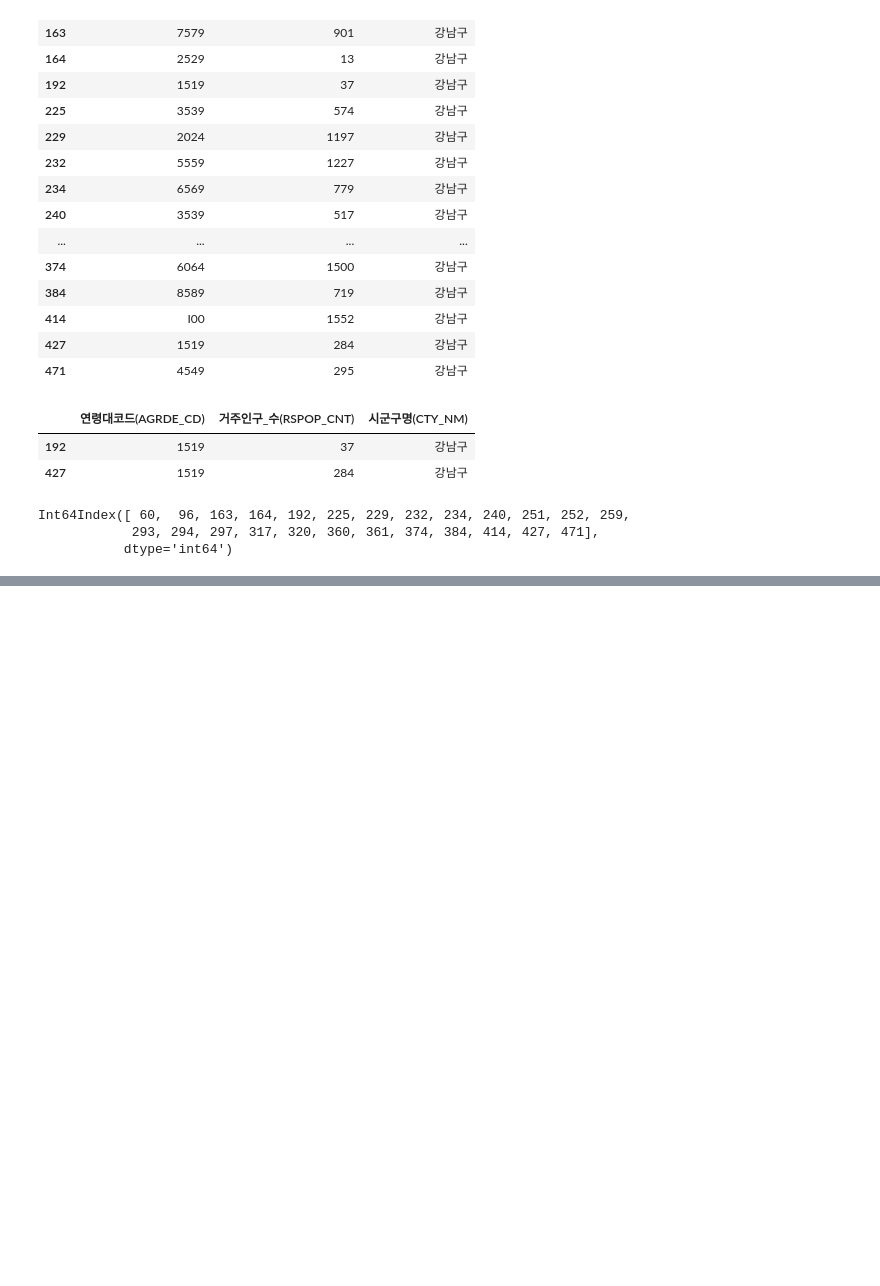
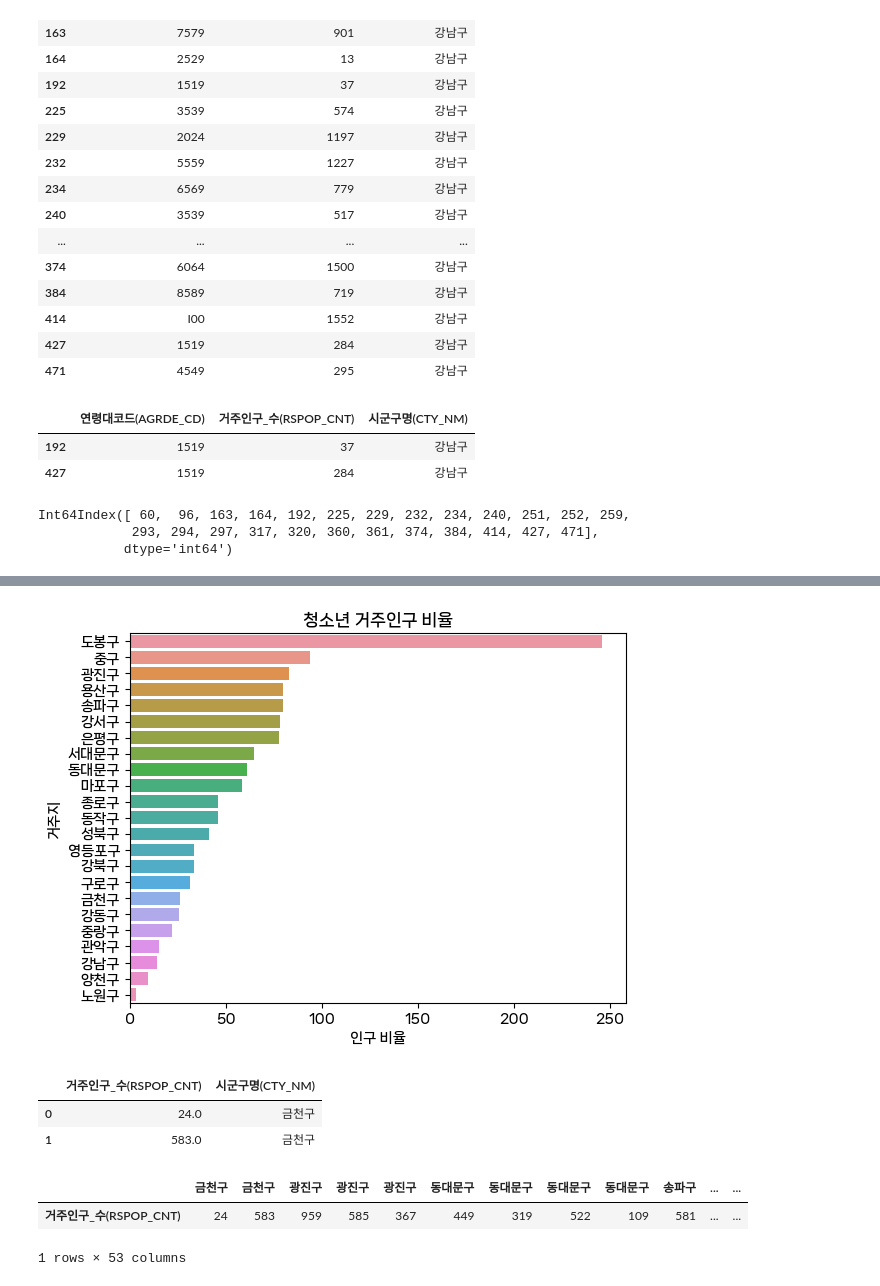
Before and after one commit to yerimkang/pythonbasic, a Jupyter notebook: project_test.ipynb, the cells around one changed output, grey strips where cells are left out. Saved outputs shown, nothing was run; the diff lists cells and outputs as text; code cells hidden in the pictures; blank space fills up the shorter version.

```diff
--- a/project_test.ipynb
+++ b/project_test.ipynb
@@ -178,0 +273,16 @@ Name: 시군구명(CTY_NM), dtype: int64
+# %%
+plt.title("청소년 거주인구 비율")
+labels = student_place_cnt.index
+sizes = student_place_cnt['거주인구_수(RSPOP_CNT)'] / len(student_place_cnt['거주인구_수(RSPOP_CNT)'] * 100)
+sns.barplot(x = sizes,y = sizes.index)
+plt.xlabel("인구 비율")
+plt.ylabel("거주지")
+plt.show()
+# %% [output]
+[figure, added]
+# %%
+student_place[student_place['시군구명(CTY_NM)']==place[0]]
+# %% [output]
+|  | 거주인구_수(RSPOP_CNT) | 시군구명(CTY_NM) |
+| 0 | 24.0 | 금천구 |
+| 1 | 583.0 | 금천구 |
@@ -178,0 +294,10 @@ Name: 시군구명(CTY_NM), dtype: int64
+# %%
+a = a.astype('int')
+sum = a.iloc[0,0]+a.iloc[0,1]
+#print(sum)
+#a.columns[2]
+print(a.columns[0] is a.columns[2])
+# %% [output]
+|  | 금천구 | 금천구 | 광진구 | 광진구 | 광진구 | 동대문구 | 동대문구 | 동대문구 | 동대문구 | 송파구 | ... | ... |
+| 거주인구_수(RSPOP_CNT) | 24 | 583 | 959 | 585 | 367 | 449 | 319 | 522 | 109 | 581 | ... | ... |
+1 rows × 53 columns
```
Also changed, not shown: parts of 34 cells of this notebook, 3 other files.
